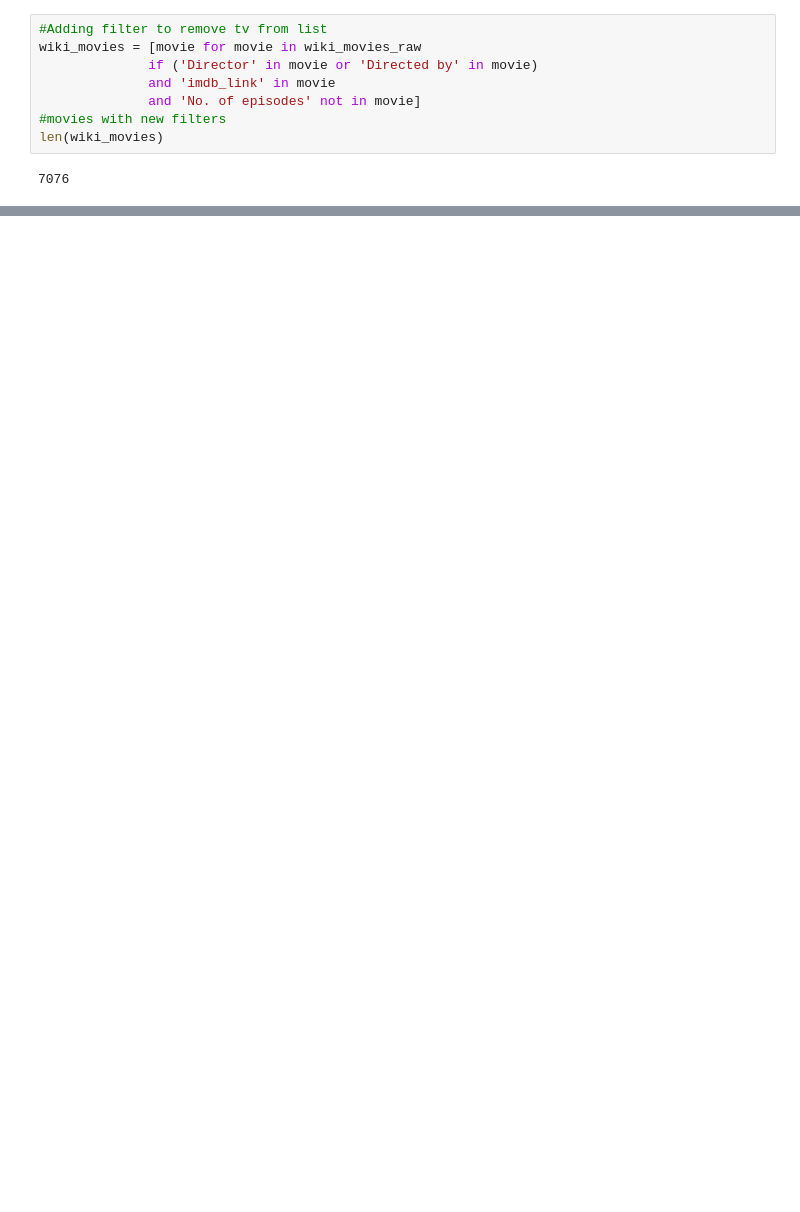
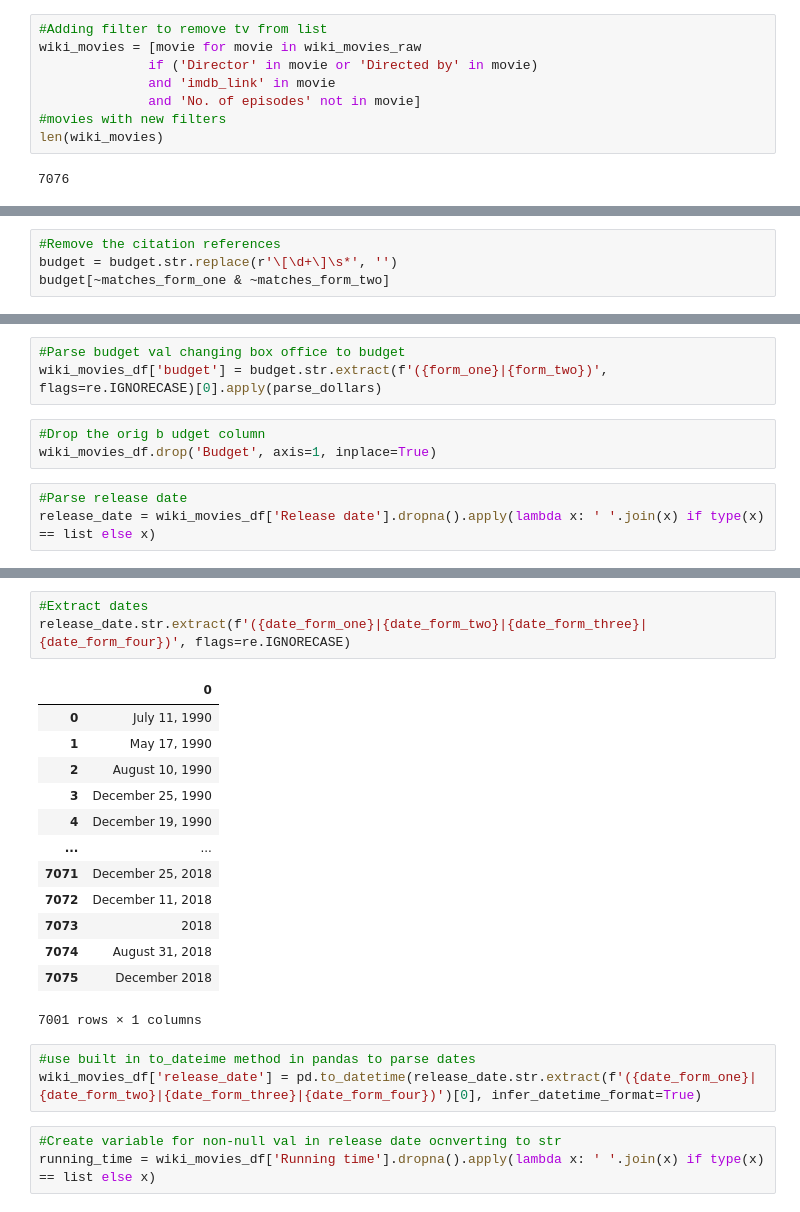
Before and after one commit to JediMasterSlagle/Movies-ETL, a Jupyter notebook: not sure.ipynb, the cells around one changed output, grey strips where cells are left out. Cells and saved outputs as stored; diff of their text form; blank space fills up the shorter version.

```diff
--- a/not sure.ipynb
+++ b/not sure.ipynb
@@ -241,0 +636,4 @@ sorted(wiki_movies_df.columns.tolist())
+# %%
+#Remove the citation references
+budget = budget.str.replace(r'\[\d+\]\s*', '')
+budget[~matches_form_one & ~matches_form_two]
@@ -241,0 +658,9 @@ sorted(wiki_movies_df.columns.tolist())
+# %%
+#Parse budget val changing box office to budget
+wiki_movies_df['budget'] = budget.str.extract(f'({form_one}|{form_two})', flags=re.IGNORECASE)[0].apply(parse_dollars)
+# %%
+#Drop the orig b udget column
+wiki_movies_df.drop('Budget', axis=1, inplace=True)
+# %%
+#Parse release date
+release_date = wiki_movies_df['Release date'].dropna().apply(lambda x: ' '.join(x) if type(x) == list else x)
@@ -241,0 +673,23 @@ sorted(wiki_movies_df.columns.tolist())
+# %%
+#Extract dates
+release_date.str.extract(f'({date_form_one}|{date_form_two}|{date_form_three}|{date_form_four})', flags=re.IGNORECASE)
+# %% [output]
+|  | 0 |
+| 0 | July 11, 1990 |
+| 1 | May 17, 1990 |
+| 2 | August 10, 1990 |
+| 3 | December 25, 1990 |
+| 4 | December 19, 1990 |
+| ... | ... |
+| 7071 | December 25, 2018 |
+| 7072 | December 11, 2018 |
+| 7073 | 2018 |
+| 7074 | August 31, 2018 |
+| 7075 | December 2018 |
+7001 rows × 1 columns
+# %%
+#use built in to_dateime method in pandas to parse dates
+wiki_movies_df['release_date'] = pd.to_datetime(release_date.str.extract(f'({date_form_one}|{date_form_two}|{date_form_three}|{date_form_four})')[0], infer_datetime_format=True)
+# %%
+#Create variable for non-null val in release date ocnverting to str
+running_time = wiki_movies_df['Running time'].dropna().apply(lambda x: ' '.join(x) if type(x) == list else x)
```
Also changed, not shown: parts of 52 cells of this notebook.
